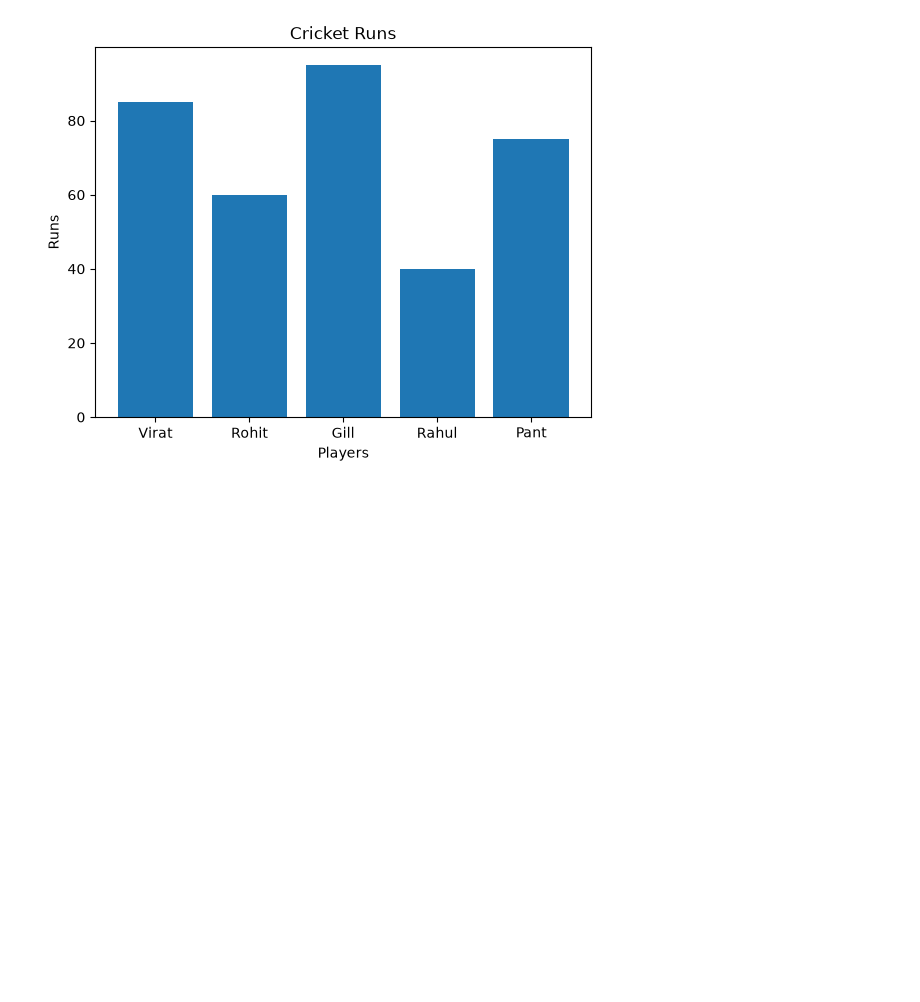
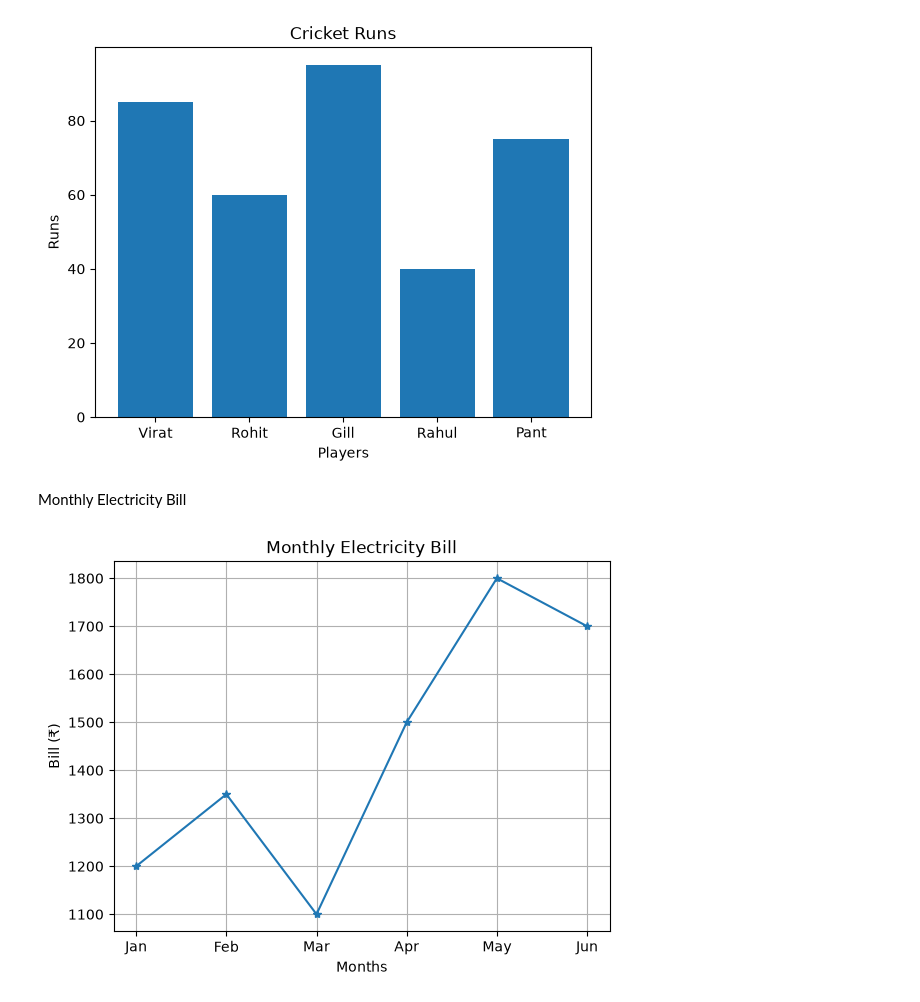
Before and after one commit to ayshamehek/Python-Data-Science-Libraries-, a Jupyter notebook: scikit_learn/intro.ipynb, the cells around one changed output. Saved outputs shown, nothing was run; the diff lists cells and outputs as text; code cells hidden in the pictures; blank space fills up the shorter version.

```diff
--- a/scikit_learn/intro.ipynb
+++ b/scikit_learn/intro.ipynb
@@ -169,3 +169,22 @@ plt.ylabel("Runs")
 plt.show()
 # %% [output]
 [figure]
+# %% [markdown]
+Monthly Electricity Bill
+# %%
+import matplotlib.pyplot as plt
+
+months = ["Jan", "Feb", "Mar", "Apr", "May", "Jun"]
+bill = [1200, 1350, 1100, 1500, 1800, 1700]
+
+plt.plot(months, bill, marker='*')
+
+plt.title("Monthly Electricity Bill")
+plt.xlabel("Months")
+plt.ylabel("Bill (₹)")
+
+plt.grid(True)
+
+plt.show()
+# %% [output]
+[figure, added]
```
Also changed, not shown: parts of 6 cells of this notebook.
